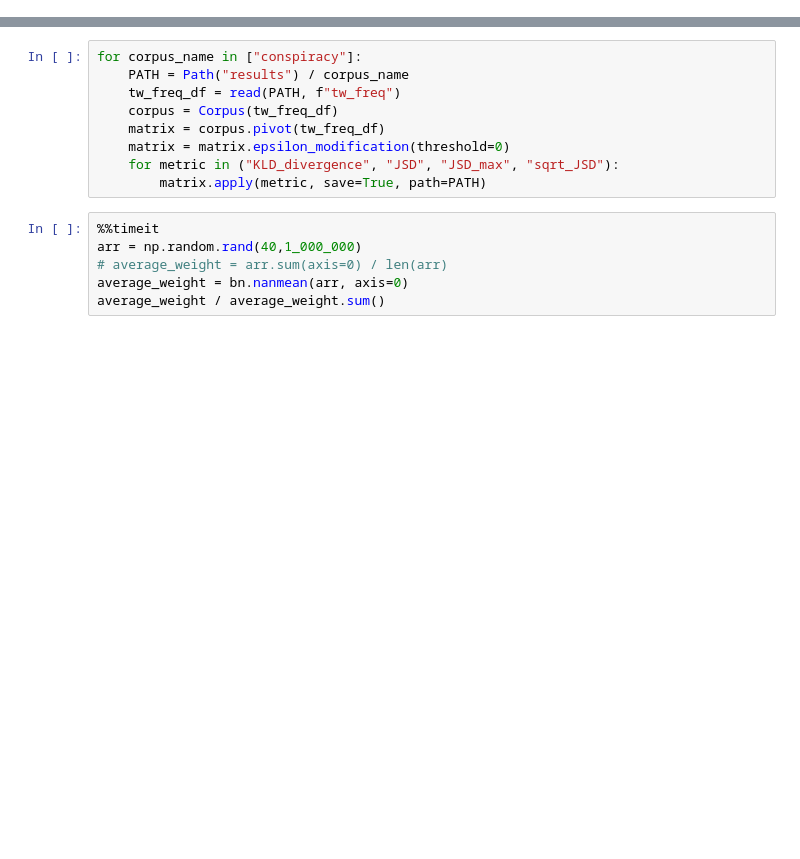
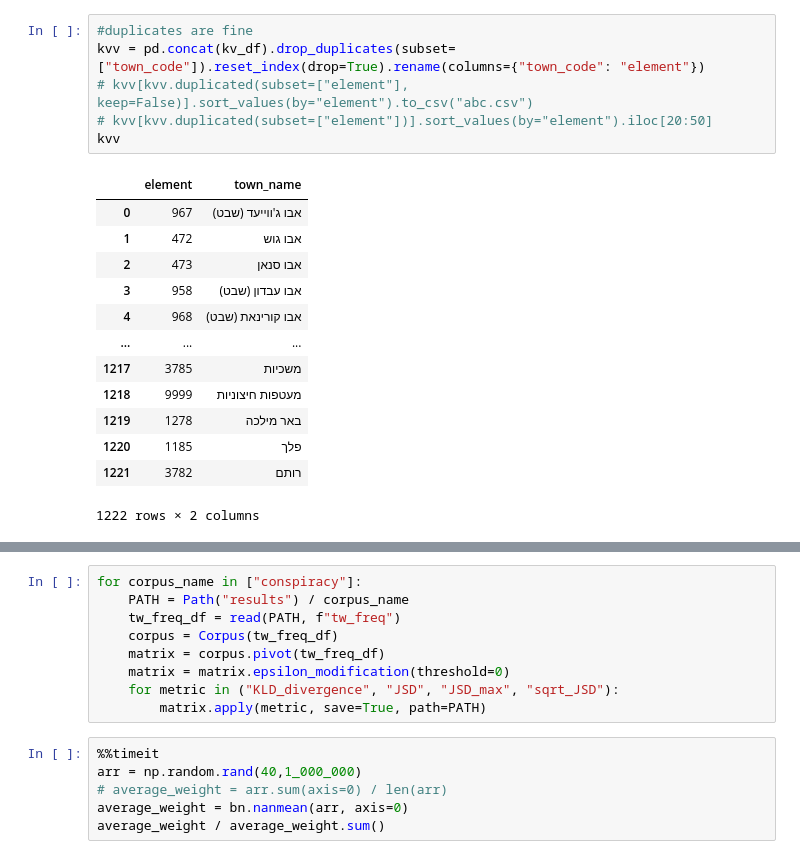
Before and after one commit to hagitbs/TLPA, a Jupyter notebook: playground.ipynb, the cells around one changed output, grey strips where cells are left out. Saved outputs shown, nothing was run; the diff lists cells and outputs as text; blank space fills up the shorter version.

```diff
--- a/playground.ipynb
+++ b/playground.ipynb
@@ -8,0 +44,20 @@ import bottleneck as bn
+# %%
+#duplicates are fine
+kvv = pd.concat(kv_df).drop_duplicates(subset=["town_code"]).reset_index(drop=True).rename(columns={"town_code": "element"})
+# kvv[kvv.duplicated(subset=["element"], keep=False)].sort_values(by="element").to_csv("abc.csv")
+# kvv[kvv.duplicated(subset=["element"])].sort_values(by="element").iloc[20:50]
+kvv
+# %% [output]
+|  | element | town_name |
+| 0 | 967 | אבו ג'ווייעד (שבט) |
+| 1 | 472 | אבו גוש |
+| 2 | 473 | אבו סנאן |
+| 3 | 958 | אבו עבדון (שבט) |
+| 4 | 968 | אבו קורינאת (שבט) |
+| ... | ... | ... |
+| 1217 | 3785 | משכיות |
+| 1218 | 9999 | מעטפות חיצוניות |
+| 1219 | 1278 | באר מילכה |
+| 1220 | 1185 | פלך |
+| 1221 | 3782 | רותם |
+1222 rows × 2 columns
```
Also changed, not shown: parts of 22 cells of this notebook, 20 other files.
